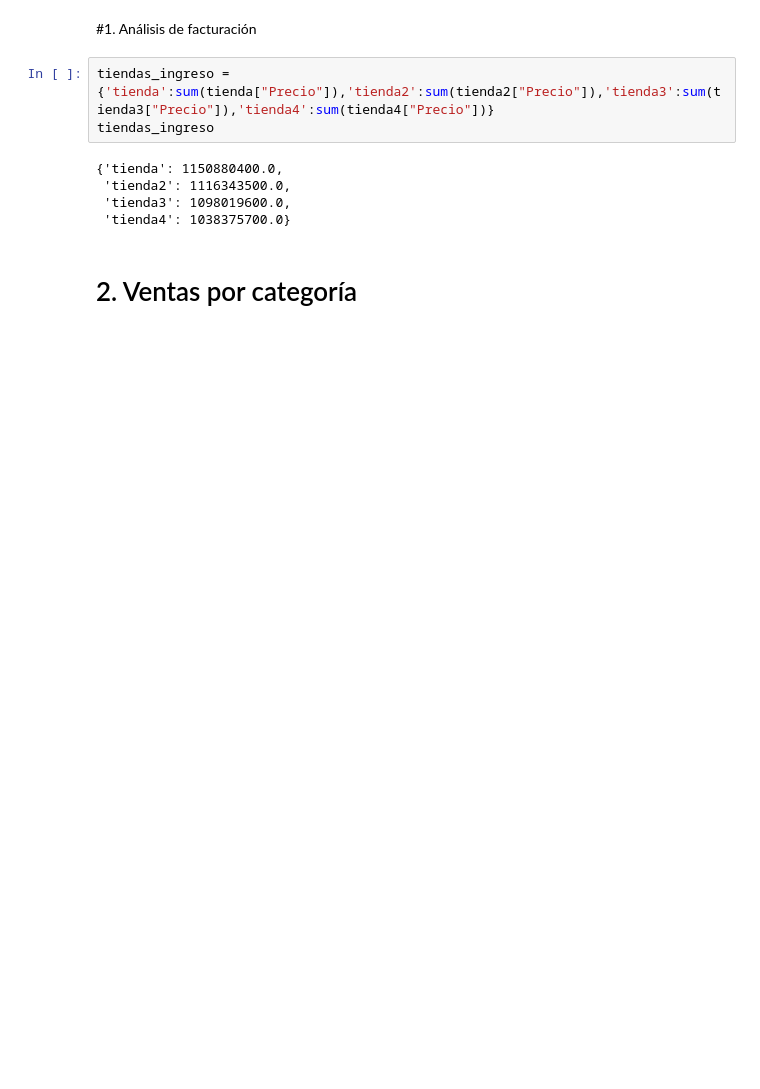
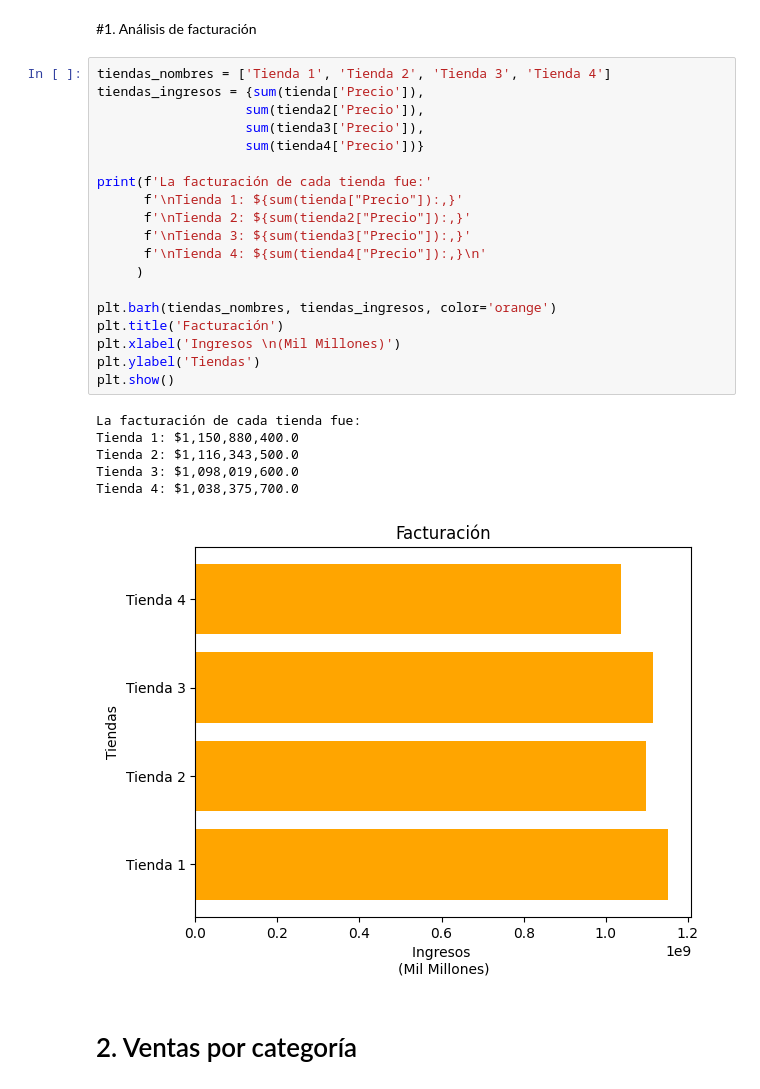
Before and after one commit to RosasPrime/Challenge-Alura-Store, a Jupyter notebook: AluraStoreLatam.ipynb, the cells around one changed output. Cells and saved outputs as stored; diff of their text form; blank space fills up the shorter version.

```diff
--- a/AluraStoreLatam.ipynb
+++ b/AluraStoreLatam.ipynb
@@ -23,14 +25,32 @@ tienda.head()
 | 4 | Silla de oficina | Muebles | 335200.0 | 20200.0 | 07/11/2020 | Maria Alfonso | Medellín | ... |
 # %% [markdown]
 #1. Análisis de facturación
-# %%
-tiendas_ingreso = {'tienda':sum(tienda["Precio"]),'tienda2':sum(tienda2["Precio"]),'tienda3':sum(tienda3["Precio"]),'tienda4':sum(tienda4["Precio"])}
-tiendas_ingreso
-# %% [output]
-{'tienda': 1150880400.0,
- 'tienda2': 1116343500.0,
- 'tienda3': 1098019600.0,
- 'tienda4': 1038375700.0}
+# %%
+tiendas_nombres = ['Tienda 1', 'Tienda 2', 'Tienda 3', 'Tienda 4']
+tiendas_ingresos = {sum(tienda['Precio']),
+                   sum(tienda2['Precio']),
+                   sum(tienda3['Precio']),
+                   sum(tienda4['Precio'])}
+
+print(f'La facturación de cada tienda fue:'
+      f'\nTienda 1: ${sum(tienda["Precio"]):,}'
+      f'\nTienda 2: ${sum(tienda2["Precio"]):,}'
+      f'\nTienda 3: ${sum(tienda3["Precio"]):,}'
+      f'\nTienda 4: ${sum(tienda4["Precio"]):,}\n'
+     )
+
+plt.barh(tiendas_nombres, tiendas_ingresos, color='orange')
+plt.title('Facturación')
+plt.xlabel('Ingresos \n(Mil Millones)')
+plt.ylabel('Tiendas')
+plt.show()
+# %% [output]
+La facturación de cada tienda fue:
+Tienda 1: $1,150,880,400.0
+Tienda 2: $1,116,343,500.0
+Tienda 3: $1,098,019,600.0
+Tienda 4: $1,038,375,700.0
+[figure, added]
 # %% [markdown]
 # 2. Ventas por categoría
 # %%
```
Also changed, not shown: parts of 4 cells of this notebook.
